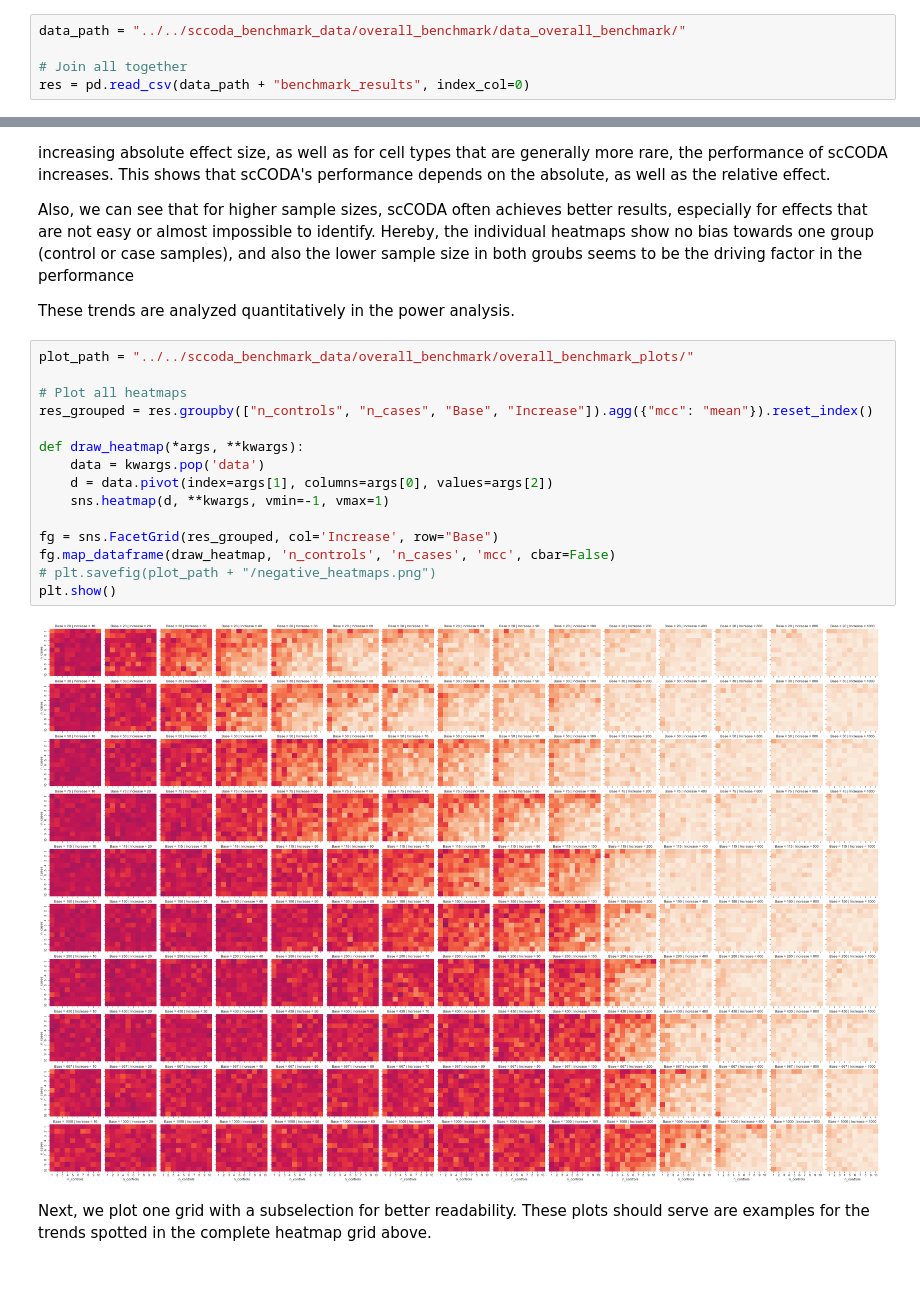
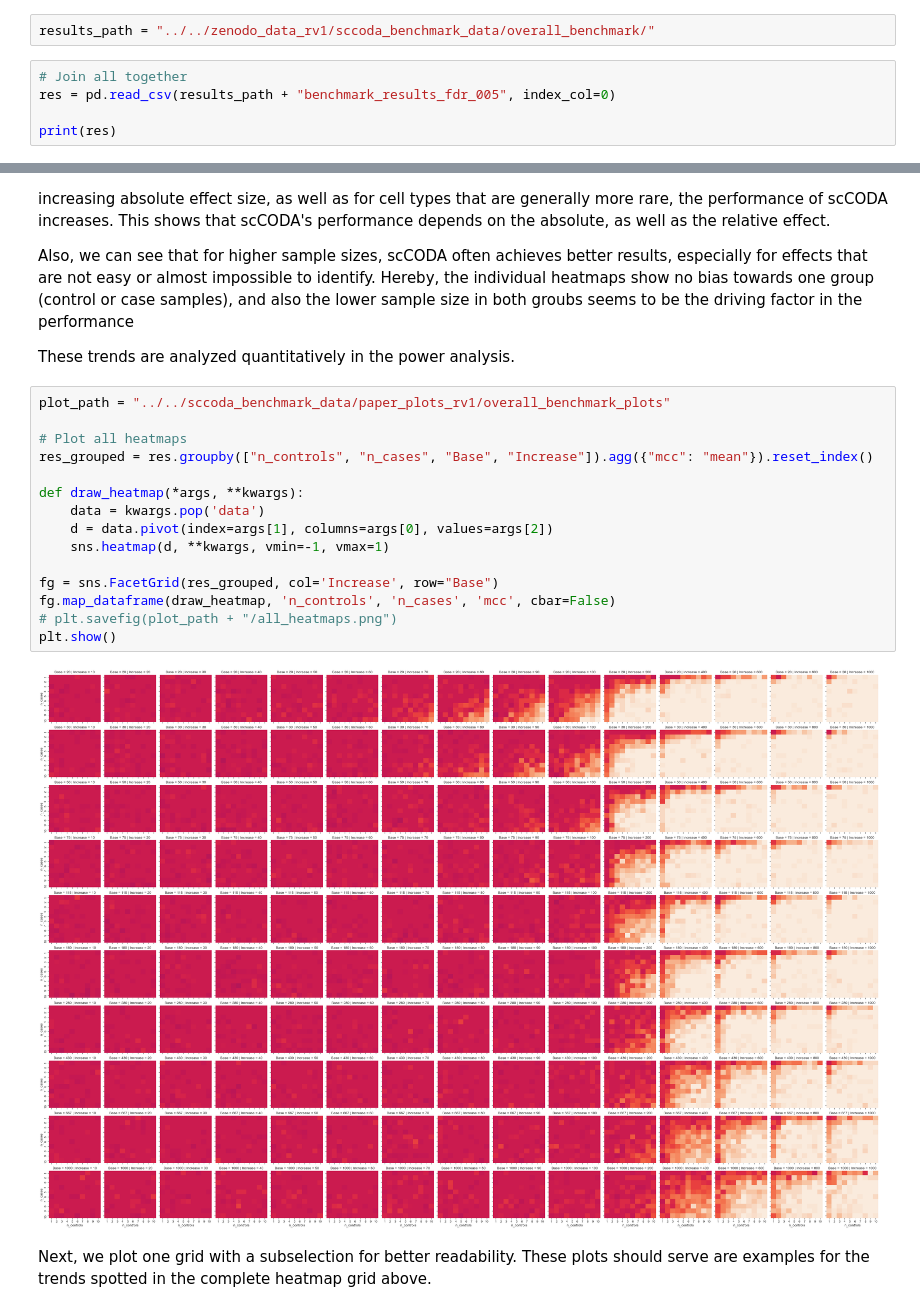
Before and after one commit to theislab/scCODA_reproducibility, a Jupyter notebook: benchmarking/overall_benchmark_analysis.ipynb, the cells around one changed output, grey strips where cells are left out. Saved outputs shown, nothing was run; the diff lists cells and outputs as text; blank space fills up the shorter version.

Commit message:
update to new benchmarks etc

```diff
--- a/benchmarking/overall_benchmark_analysis.ipynb
+++ b/benchmarking/overall_benchmark_analysis.ipynb
@@ -10,8 +15,10 @@ import pandas as pd
 
 sns.set_style("ticks")
 sns.set_context("paper", font_scale=1.4)
+# %%
+results_path = "../../zenodo_data_rv1/sccoda_benchmark_data/overall_benchmark/"
 # %%
-data_path = "../../sccoda_benchmark_data/overall_benchmark/data_overall_benchmark/"
+# Join all together
+res = pd.read_csv(results_path + "benchmark_results_fdr_005", index_col=0)
 
-# Join all together
-res = pd.read_csv(data_path + "benchmark_results", index_col=0)
+print(res)
@@ -31,22 +56,22 @@ and also the lower sample size in both groubs seems to be the driving factor in
 
 These trends are analyzed quantitatively in the power analysis.
 # %%
-plot_path = "../../sccoda_benchmark_data/overall_benchmark/overall_benchmark_plots/"
+plot_path = "../../sccoda_benchmark_data/paper_plots_rv1/overall_benchmark_plots"
 
 # Plot all heatmaps
 res_grouped = res.groupby(["n_controls", "n_cases", "Base", "Increase"]).agg({"mcc": "mean"}).reset_index()
 
 def draw_heatmap(*args, **kwargs):
     data = kwargs.pop('data')
     d = data.pivot(index=args[1], columns=args[0], values=args[2])
     sns.heatmap(d, **kwargs, vmin=-1, vmax=1)
 
 fg = sns.FacetGrid(res_grouped, col='Increase', row="Base")
 fg.map_dataframe(draw_heatmap, 'n_controls', 'n_cases', 'mcc', cbar=False)
-# plt.savefig(plot_path + "/negative_heatmaps.png")
+# plt.savefig(plot_path + "/all_heatmaps.png")
 plt.show()
 # %% [output]
-[figure, old version]
+[figure, new version]
 # %% [markdown]
 Next, we plot one grid with a subselection for better readability.
 These plots should serve are examples for the trends spotted in the complete heatmap grid above.
```
Also changed, not shown: parts of 5 cells of this notebook, 17 other files.
